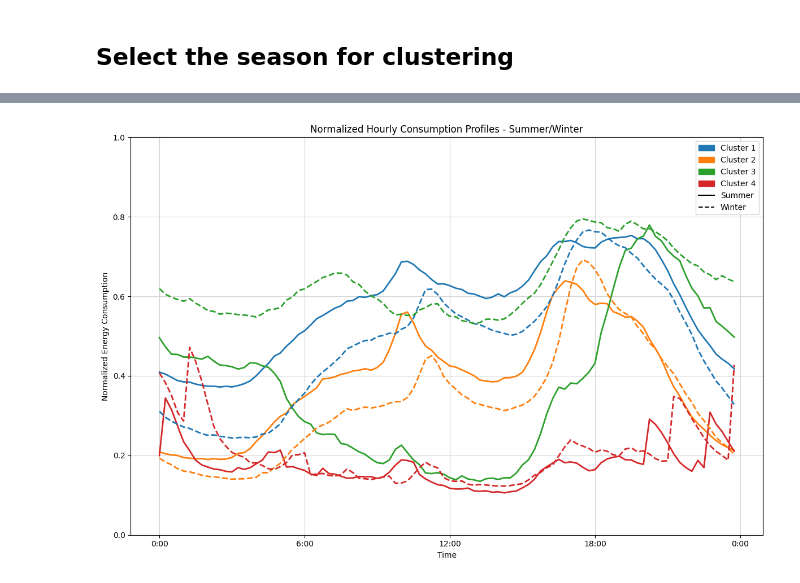
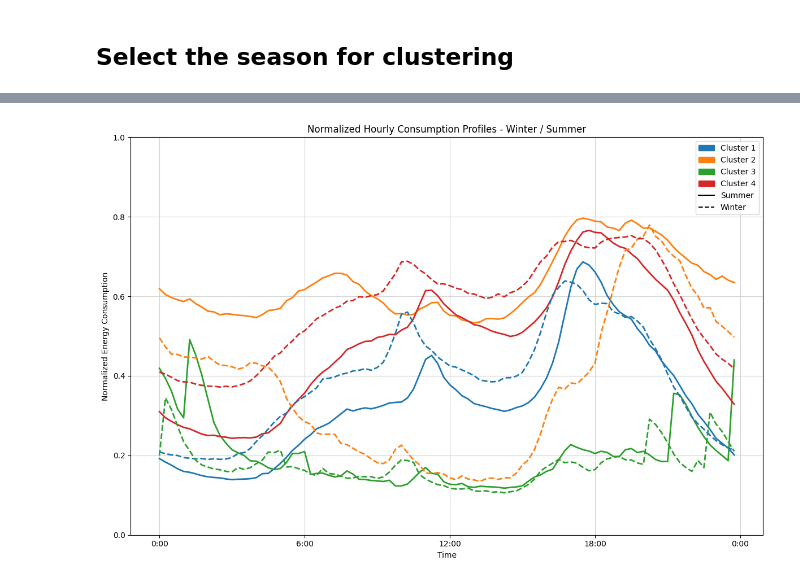
Before and after one commit to jasigrist/Customer_Segmentation_Lantern, a Jupyter notebook: KMeans/Day_hourly_clustering_week_comparison.ipynb, the cells around one changed output, grey strips where cells are left out. Cells and saved outputs as stored; diff of their text form; code cells hidden in the pictures.

```diff
--- a/KMeans/Day_hourly_clustering_week_comparison.ipynb
+++ b/KMeans/Day_hourly_clustering_week_comparison.ipynb
@@ -135,8 +191,4 @@ print(type(clusters_train_winter))
 # %%
-print(clusters_train_winter)
-
-remap = {3: 0, 0: 1, 2: 2, 1: 3} #winter
-clusters_train_winter = np.vectorize(remap.get)(clusters_train_winter)
-
-print(clusters_train_winter)
+remap = {3: 2, 4: 3, 1: 4, 2: 1}
+clusters_train_season2 = np.vectorize(remap.get)(clusters_train_season2)
 # %% [output]
@@ -145,7 +210,7 @@ print(clusters_train_winter)
 # %%
 
 labels = ['0:00','6:00','12:00','18:00','0:00']
-colors = ['#1f77b4', '#ff7f0e', '#2ca02c', '#d62728','#9467bd']
+colors = ['#1f77b4', '#ff7f0e', '#2ca02c', '#d62728','#9467bd', '#8c564b', '#e377c2', '#7f7f7f', '#bcbd22', '#17becf']
 color_patches = [mpatches.Patch(color=colors[i], label=f'Cluster {i+1}') for i in range(n_clusters)]
 
 def plot_clusters_season():
@@ -153,40 +218,42 @@ def plot_clusters_season():
 
     # First: plot solid lines (set 1)
     for cluster_idx in range(n_clusters):
-        cluster_data_summer = train_data_summer[clusters_train_summer == cluster_idx]
+        cluster_idx = cluster_idx +1
+        cluster_data_summer = train_data_season1[clusters_train_season1 == cluster_idx]
         mean_time_series = np.mean(cluster_data_summer, axis=0)
         plt.plot(range(1,97), mean_time_series.ravel(),
                 label= f'Cluster {cluster_idx+1} (Set 1)',
-                linewidth=2, color=colors[cluster_idx], linestyle='solid')
+                linewidth=2, color=colors[cluster_idx-1], linestyle='solid')
 
     # Second: plot dashed lines (set 2)
     for cluster_idx in range(n_clusters):
-        cluster_data_winter = train_data_winter[clusters_train_winter == cluster_idx]
+        cluster_idx = cluster_idx +1
+        cluster_data_winter = train_data_season2[clusters_train_season2 == cluster_idx]
         mean_time_series_2 = np.mean(cluster_data_winter, axis=0)
         plt.plot(range(1,97), mean_time_series_2.ravel(),
                 label= f'Cluster {cluster_idx+1} (Set 2)',
-                linewidth=2, color=colors[cluster_idx], linestyle='dashed')
+                linewidth=2, color=colors[cluster_idx-1], linestyle='dashed')
 
-    plt.title(f'Normalized Hourly Consumption Profiles - Summer/Winter')
+    plt.title(f'Normalized Hourly Consumption Profiles - {season_1.capitalize()} / {season_2.capitalize()}')
     plt.xlabel("Time")
     plt.ylabel("Normalized Energy Consumption")
     plt.ylim(0,1)
     plt.xticks(range(1,120,24),labels=labels)
     plt.tight_layout()
     plt.grid(True, color = 'lightgray')
 
     solid_line = mlines.Line2D([], [], color='black', linestyle='solid', label='Summer')
     dashed_line = mlines.Line2D([], [], color='black', linestyle='dashed', label='Winter')
 
 
     plt.legend(handles=color_patches + [solid_line, dashed_line], loc='upper right', fontsize='medium')
 
     plt.savefig(
-        "/Users/jansigrist/Documents/SP/Customer_Segmentation_Lantern/Results/Plots/Cluster/seasonal_clusters_summer_winter.png",
+        f"/Users/jansigrist/Documents/SP/Customer_Segmentation_Lantern/Results/{dataset}/Plots/Cluster/seasonal_clusters_{season_1}_{season_2}.png",
         bbox_inches='tight'
     )
     plt.show()
 
 plot_clusters_season()
 # %% [output]
-[figure, old version]
+[figure, new version]
```
Also changed, not shown: parts of 11 cells of this notebook, 9 other files.
